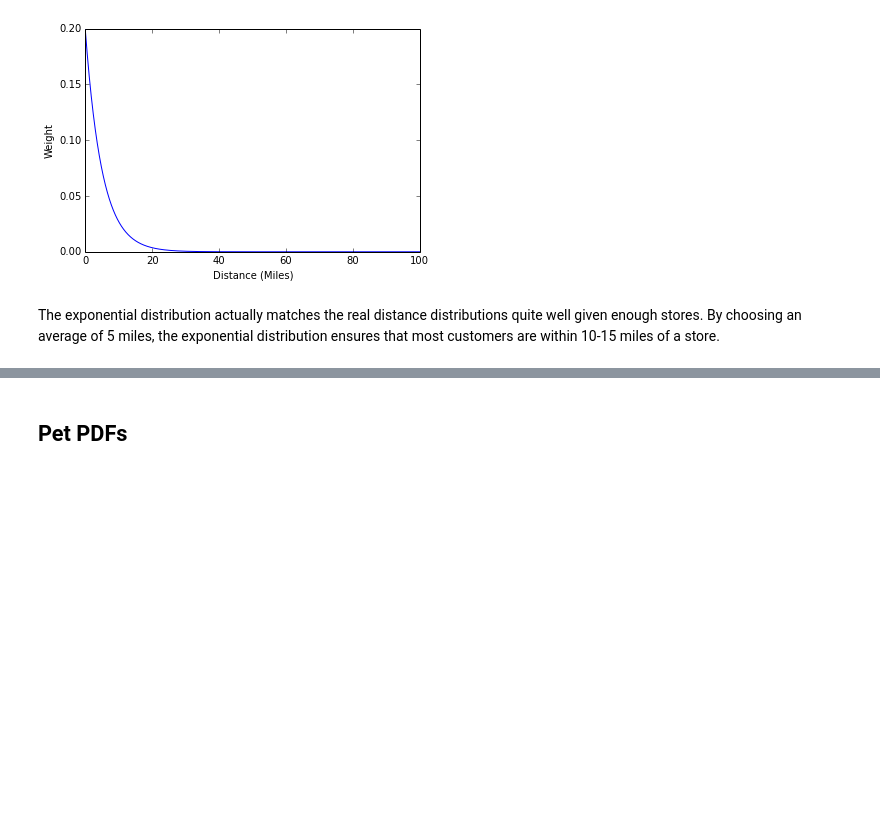
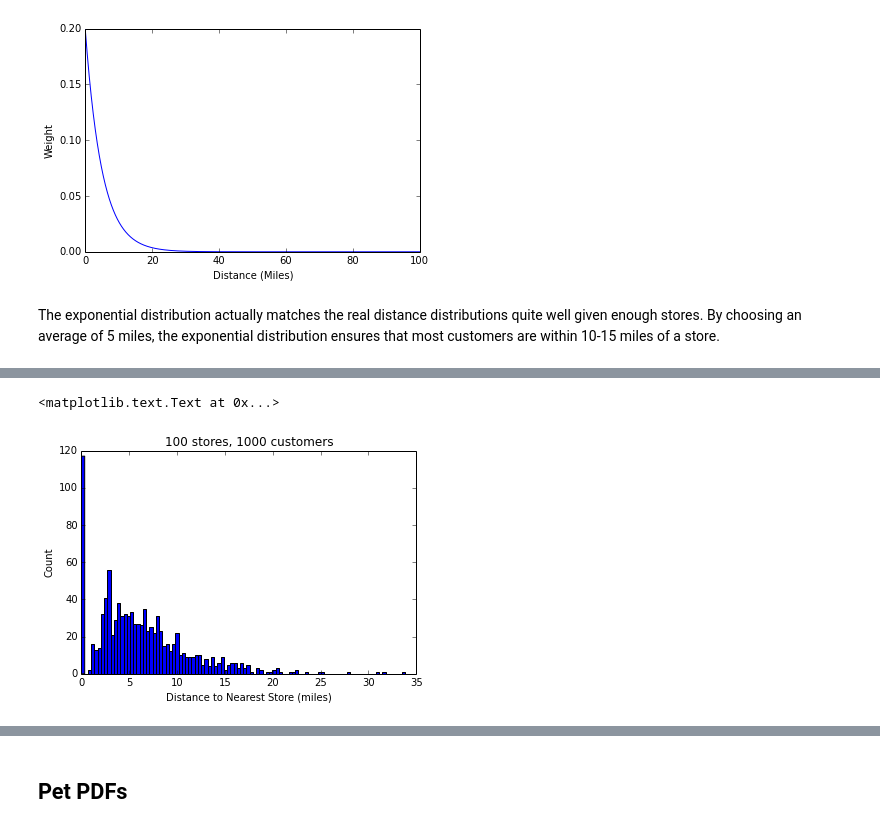
Before and after one commit to rnowling/bigpetstore-data-generator, a Jupyter notebook: notebooks/MonteCarloExample.ipynb, the cells around one changed output, grey strips where cells are left out. Drawn from its saved outputs; the diff is of its cells as text; code cells hidden in the pictures; blank space fills up the shorter version.

Commit message:
Added PDF for customer location and visualization of results.

```diff
--- a/notebooks/MonteCarloExample.ipynb
+++ b/notebooks/MonteCarloExample.ipynb
@@ -605,0 +643,4 @@ The exponential distribution actually matches the real distance distributions qu
+# %%
+distance_pdf = LocationDistanceWeightedPDF(stores=stores_100, lat_long_table=lat_long_table, zipcodes=common_zipcodes)
+# %%
+customer_location_sampler = RouletteWheelSampler(common_zipcodes, distance_pdf)
@@ -605,0 +649,2 @@ The exponential distribution actually matches the real distance distributions qu
+# %%
+customer_zipcodes = [customer_location_sampler.sample() for i in xrange(1000)]
@@ -605,0 +664,11 @@ The exponential distribution actually matches the real distance distributions qu
+# %%
+customer_distances = [distance_nearest_store_100.min_dist(z)[0] for z in customer_zipcodes]
+# %%
+plt.clf()
+plt.hist(customer_distances, bins=100)
+plt.title("100 stores, 1000 customers")
+plt.xlabel("Distance to Nearest Store (miles)")
+plt.ylabel("Count")
+# %% [output]
+<matplotlib.text.Text at 0x...>
+[figure, added]
```
Also changed, not shown: parts of 9 cells of this notebook.
